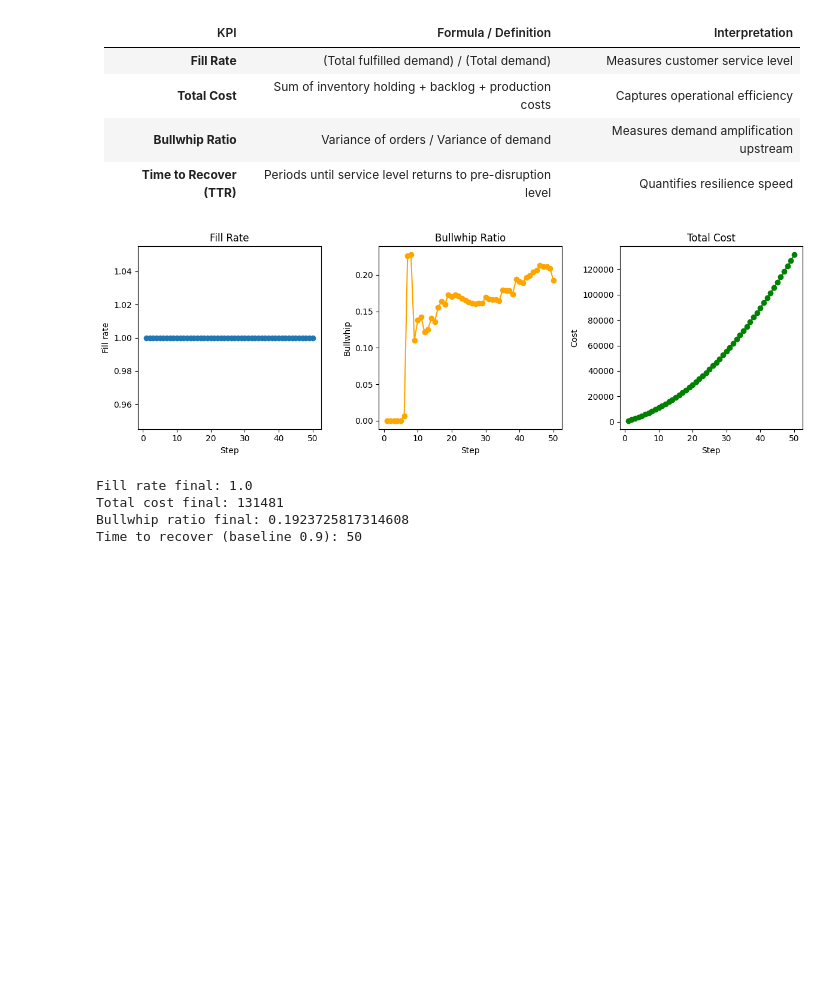
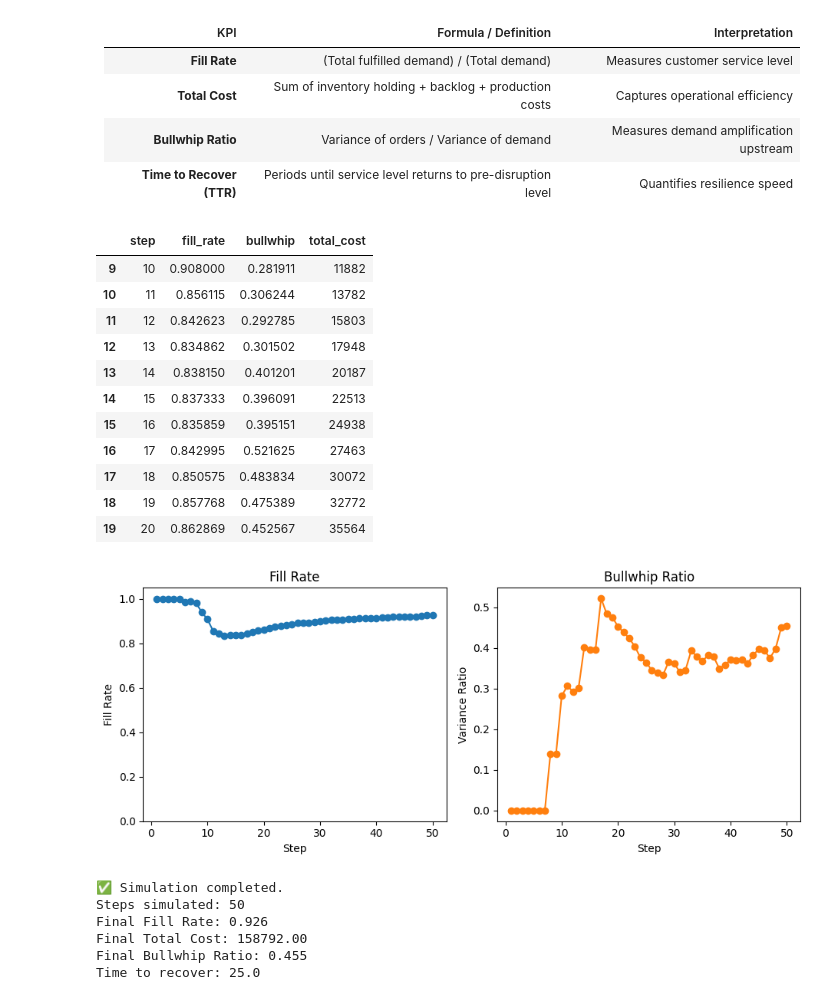
Before and after one commit to HanhNguyen-Hannah/Seminar, a Jupyter notebook: run.ipynb, the cells around one changed output. Saved outputs shown, nothing was run; the diff lists cells and outputs as text; code cells hidden in the pictures; blank space fills up the shorter version.

Commit message:
fix logic issue, add dual/single

```diff
--- a/run.ipynb
+++ b/run.ipynb
@@ -85,9 +94,6 @@ Each firm in the network is represented as an **agent** (class `BaseFirm`) in Me
 5. **Shipments arrive** after a fixed lead time.
 
 Through these simple local rules, complex **network-level phenomena** emerge, such as inventory oscillations and order amplification.
-# %%
-
-model = MultiTierModel(assumptions=assumptions, seed=42, dual_sourcing=True)
 # %% [markdown]
 #### 4. Model Structure
 
@@ -132,51 +139,68 @@ The model tracks several KPIs to evaluate resilience and efficiency:
 | **Bullwhip Ratio** | Variance of orders / Variance of demand | Measures demand amplification upstream |
 | **Time to Recover (TTR)** | Periods until service level returns to pre-disruption level | Quantifies resilience speed |
 # %%
-
 # ---------------------------
-# 5 Create results dataframe
+# 5. Build result dataframe
 # ---------------------------
 results = pd.DataFrame({
-    "step": range(1, n_steps+1),
+    "step": range(1, n_steps + 1),
     "fill_rate": fill_rates,
     "bullwhip": bullwhips,
     "total_cost": total_costs
 })
 
-results.head()
+# Replace NaN (if any) to make plots look cleaner
+results = results.replace([np.inf, -np.inf], np.nan).fillna(method="ffill")
+
+display(results.iloc[9:20])
 
 # ---------------------------
-# 6 Plot KPI
+# 6. Plot KPIs
 # ---------------------------
-plt.figure(figsize=(12,4))
-plt.subplot(1,3,1)
-plt.plot(results["step"], results["fill_rate"], marker='o')
+plt.figure(figsize=(14, 4))
+
+plt.subplot(1, 3, 1)
+plt.plot(results["step"], results["fill_rate"], marker='o', color='tab:blue')
 plt.title("Fill Rate")
-plt.xlabel("Step"); plt.ylabel("Fill rate")
+plt.xlabel("Step")
+plt.ylabel("Fill Rate")
+plt.ylim(0, 1.05)
 
-plt.subplot(1,3,2)
-plt.plot(results["step"], results["bullwhip"], marker='o', color='orange')
+plt.subplot(1, 3, 2)
+plt.plot(results["step"], results["bullwhip"], marker='o', color='tab:orange')
 plt.title("Bullwhip Ratio")
-plt.xlabel("Step"); plt.ylabel("Bullwhip")
-
-plt.subplot(1,3,3)
-plt.plot(results["step"], results["total_cost"], marker='o', color='green')
-plt.title("Total Cost")
-plt.xlabel("Step"); plt.ylabel("Cost")
+plt.xlabel("Step")
+plt.ylabel("Variance Ratio")
 
 plt.tight_layout()
 plt.show()
 
 # ---------------------------
-# 7 Quick summary at last step
+# 7. Summary statistics
 # ---------------------------
-print("Fill rate final:", results["fill_rate"].iloc[-1])
-print("Total cost final:", results["total_cost"].iloc[-1])
-print("Bullwhip ratio final:", results["bullwhip"].iloc[-1])
-print("Time to recover (baseline 0.9):", model.compute_time_to_recover())
+print("✅ Simulation completed.")
+print(f"Steps simulated: {n_steps}")
+print(f"Final Fill Rate: {results['fill_rate'].iloc[-1]:.3f}")
+print(f"Final Total Cost: {results['total_cost'].iloc[-1]:.2f}")
+print(f"Final Bullwhip Ratio: {results['bullwhip'].iloc[-1]:.3f}")
+print(f"Time to recover: {model.compute_time_to_recover():.1f}")
 # %% [output]
+|  | step | fill_rate | bullwhip | total_cost |
+| 9 | 10 | 0.908000 | 0.281911 | 11882 |
+| 10 | 11 | 0.856115 | 0.306244 | 13782 |
+| 11 | 12 | 0.842623 | 0.292785 | 15803 |
+| 12 | 13 | 0.834862 | 0.301502 | 17948 |
+| 13 | 14 | 0.838150 | 0.401201 | 20187 |
+| 14 | 15 | 0.837333 | 0.396091 | 22513 |
+| 15 | 16 | 0.835859 | 0.395151 | 24938 |
+| 16 | 17 | 0.842995 | 0.521625 | 27463 |
+| 17 | 18 | 0.850575 | 0.483834 | 30072 |
+| 18 | 19 | 0.857768 | 0.475389 | 32772 |
+| 19 | 20 | 0.862869 | 0.452567 | 35564 |
-[figure, old version]
+[figure, new version]
-Fill rate final: 1.0
-Total cost final: 131481
-Bullwhip ratio final: 0.1923725817314608
-Time to recover (baseline 0.9): 50
+✅ Simulation completed.
+Steps simulated: 50
+Final Fill Rate: 0.926
+Final Total Cost: 158792.00
+Final Bullwhip Ratio: 0.455
+Time to recover: 25.0
```
Also changed, not shown: parts of 4 cells of this notebook, 3 other files.
